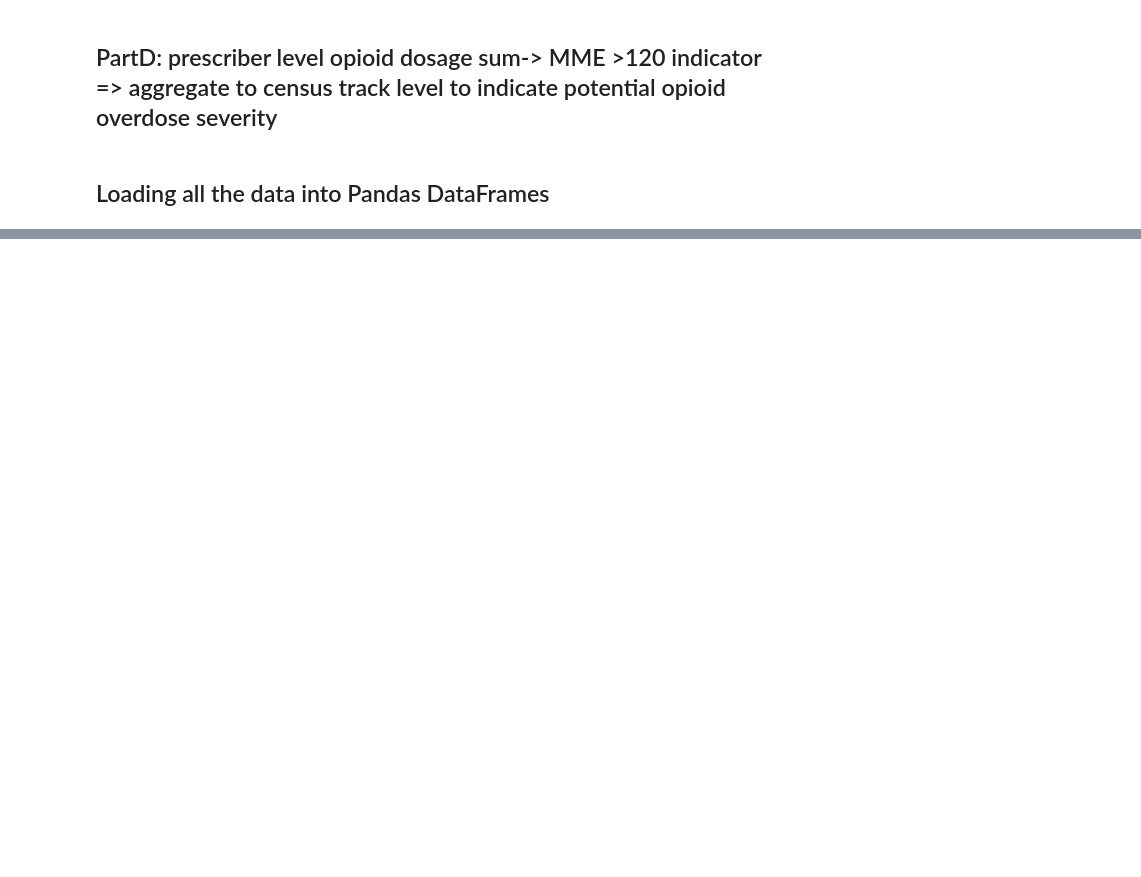
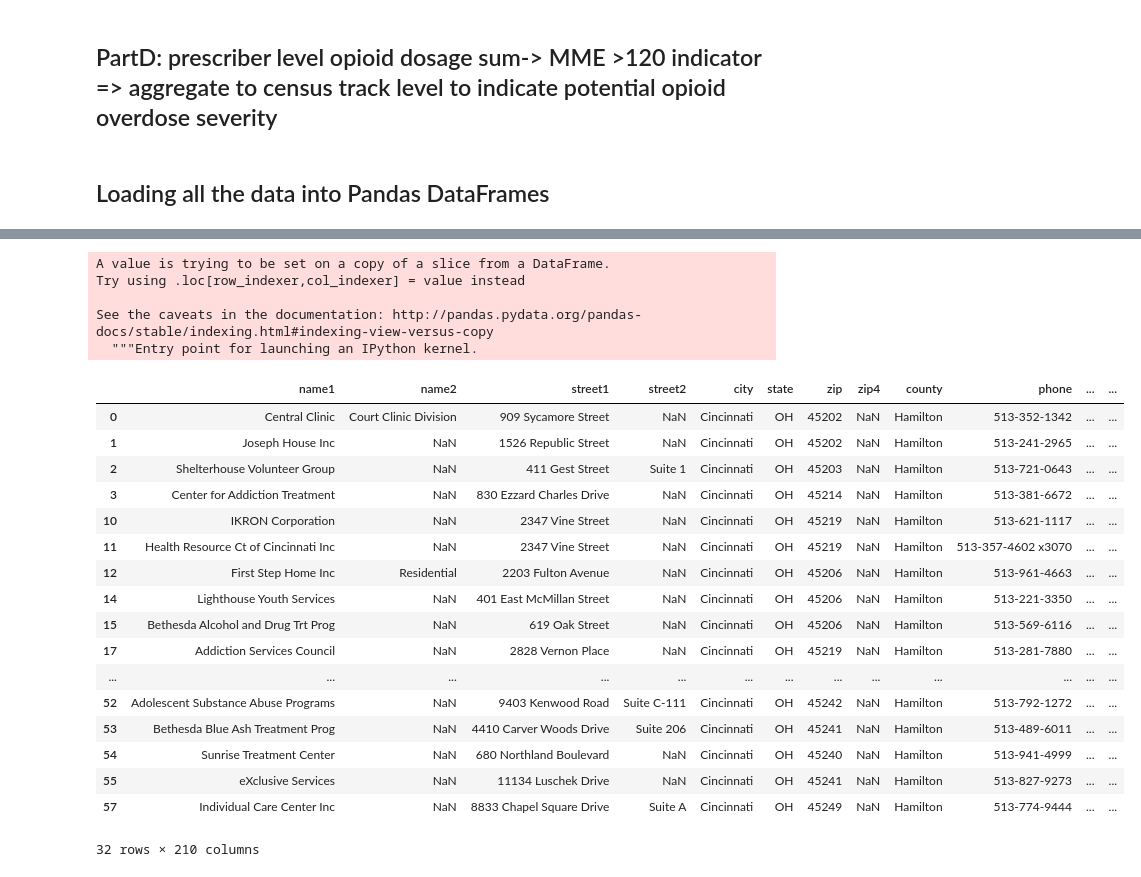
Before and after one commit to azadmehr/Opioid-Project---Cincinnati-OH, a Jupyter notebook: Opioid - Initial Data Analysis.ipynb, the cells around one changed output, grey strips where cells are left out. Cells and saved outputs as stored; diff of their text form; code cells hidden in the pictures; blank space fills up the shorter version.

```diff
--- a/Opioid - Initial Data Analysis.ipynb
+++ b/Opioid - Initial Data Analysis.ipynb
@@ -281,0 +36,3 @@ nppes_provider_state
+# %%
+CinciPUFNPI = PUFNPI[(PUFNPI['nppes_provider_city']=='CINCINNATI')&(PUFNPI['nppes_provider_state']=='OH')]
+CinciBupTrtmntFac = BupronephrineTreatmentFacility[(BupronephrineTreatmentFacility['city']=='Cincinnati')&(BupronephrineTreatmentFacility['state']=='OH')]
@@ -281,0 +135,29 @@ nppes_provider_state
+# %%
+CinciBupTrtmntFac['Address'] = CinciBupTrtmntFac['street1']+','+CinciBupTrtmntFac['city']+','+CinciBupTrtmntFac['state']+' '+CinciBupTrtmntFac['zip'].astype(int).astype(str)
+# %% [output]
+A value is trying to be set on a copy of a slice from a DataFrame.
+Try using .loc[row_indexer,col_indexer] = value instead
+
+See the caveats in the documentation: http://pandas.pydata.org/pandas-docs/stable/indexing.html#indexing-view-versus-copy
+  """Entry point for launching an IPython kernel.
+# %%
+CinciBupTrtmntFac
+# %% [output]
+|  | name1 | name2 | street1 | street2 | city | state | zip | zip4 | county | phone | ... | ... |
+| 0 | Central Clinic | Court Clinic Division | 909 Sycamore Street | NaN | Cincinnati | OH | 45202 | NaN | Hamilton | 513-352-1342 | ... | ... |
+| 1 | Joseph House Inc | NaN | 1526 Republic Street | NaN | Cincinnati | OH | 45202 | NaN | Hamilton | 513-241-2965 | ... | ... |
+| 2 | Shelterhouse Volunteer Group | NaN | 411 Gest Street | Suite 1 | Cincinnati | OH | 45203 | NaN | Hamilton | 513-721-0643 | ... | ... |
+| 3 | Center for Addiction Treatment | NaN | 830 Ezzard Charles Drive | NaN | Cincinnati | OH | 45214 | NaN | Hamilton | 513-381-6672 | ... | ... |
+| 10 | IKRON Corporation | NaN | 2347 Vine Street | NaN | Cincinnati | OH | 45219 | NaN | Hamilton | 513-621-1117 | ... | ... |
+| 11 | Health Resource Ct of Cincinnati Inc | NaN | 2347 Vine Street | NaN | Cincinnati | OH | 45219 | NaN | Hamilton | 513-357-4602 x3070 | ... | ... |
+| 12 | First Step Home Inc | Residential | 2203 Fulton Avenue | NaN | Cincinnati | OH | 45206 | NaN | Hamilton | 513-961-4663 | ... | ... |
+| 14 | Lighthouse Youth Services | NaN | 401 East McMillan Street | NaN | Cincinnati | OH | 45206 | NaN | Hamilton | 513-221-3350 | ... | ... |
+| 15 | Bethesda Alcohol and Drug Trt Prog | NaN | 619 Oak Street | NaN | Cincinnati | OH | 45206 | NaN | Hamilton | 513-569-6116 | ... | ... |
+| 17 | Addiction Services Council | NaN | 2828 Vernon Place | NaN | Cincinnati | OH | 45219 | NaN | Hamilton | 513-281-7880 | ... | ... |
+| ... | ... | ... | ... | ... | ... | ... | ... | ... | ... | ... | ... | ... |
+| 52 | Adolescent Substance Abuse Programs | NaN | 9403 Kenwood Road | Suite C-111 | Cincinnati | OH | 45242 | NaN | Hamilton | 513-792-1272 | ... | ... |
+| 53 | Bethesda Blue Ash Treatment Prog | NaN | 4410 Carver Woods Drive | Suite 206 | Cincinnati | OH | 45241 | NaN | Hamilton | 513-489-6011 | ... | ... |
+| 54 | Sunrise Treatment Center | NaN | 680 Northland Boulevard | NaN | Cincinnati | OH | 45240 | NaN | Hamilton | 513-941-4999 | ... | ... |
+| 55 | eXclusive Services | NaN | 11134 Luschek Drive | NaN | Cincinnati | OH | 45241 | NaN | Hamilton | 513-827-9273 | ... | ... |
+| 57 | Individual Care Center Inc | NaN | 8833 Chapel Square Drive | Suite A | Cincinnati | OH | 45249 | NaN | Hamilton | 513-774-9444 | ... | ... |
+32 rows × 210 columns
```
Also changed, not shown: parts of 41 cells of this notebook.
